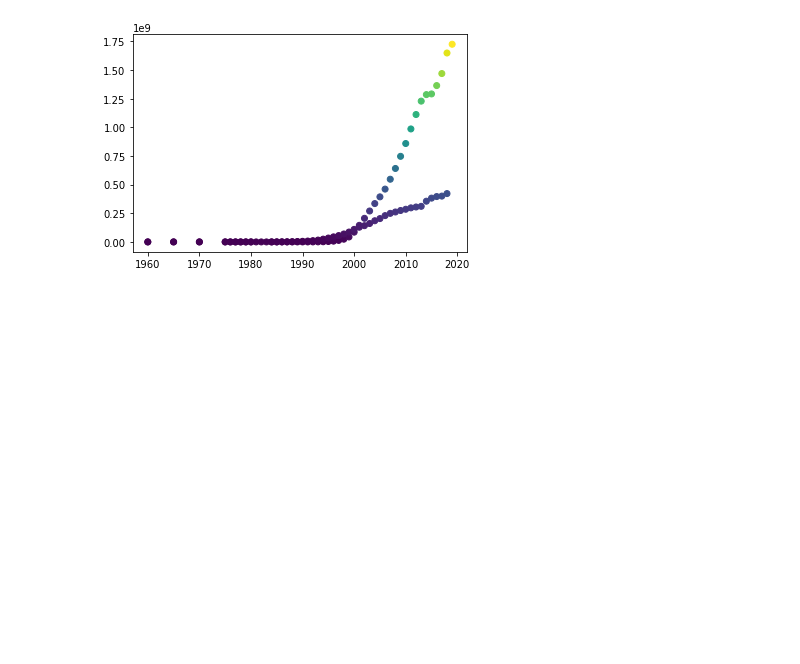
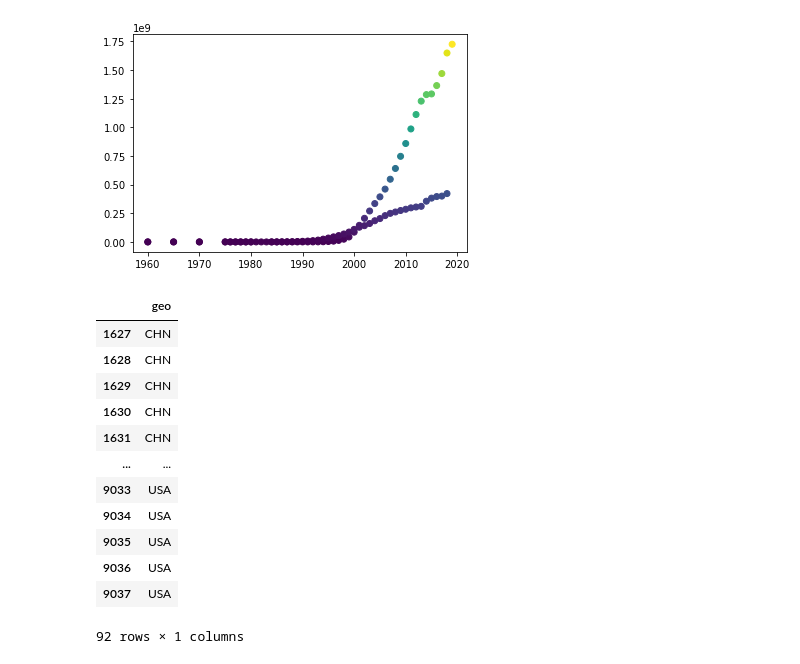
Before and after one commit to sksos7/2020_03_01_Hollys, a Jupyter notebook: ai_sc11x.ipynb, the cells around one changed output. Saved outputs shown, nothing was run; the diff lists cells and outputs as text; code cells hidden in the pictures; blank space fills up the shorter version.

```diff
--- a/ai_sc11x.ipynb
+++ b/ai_sc11x.ipynb
@@ -330,0 +331,24 @@ plt.scatter(df7['time'],df7['cell_phones_total'],c=df7['cell_phones_total'])
+# %%
+# geo code 를 lowercase가 아닌 uppercase 로 바꿔보세요.
+# string.upper
+
+# 두 코드 모두 동일한 동작을 함.
+# map() -> series , applymap() -> dataframe
+# df7['geo'] = df7['geo'].map(str.upper)
+# 도중에 경고가 떠서 위 코드에서 df7 = df4[~].copy() 를 사용함
+df7[['geo']] = df7[['geo']].applymap(str.upper)
+df7[['geo']]
+# %% [output]
+|  | geo |
+| 1627 | CHN |
+| 1628 | CHN |
+| 1629 | CHN |
+| 1630 | CHN |
+| 1631 | CHN |
+| ... | ... |
+| 9033 | USA |
+| 9034 | USA |
+| 9035 | USA |
+| 9036 | USA |
+| 9037 | USA |
+92 rows × 1 columns
```
Also changed, not shown: parts of 6 cells of this notebook.
